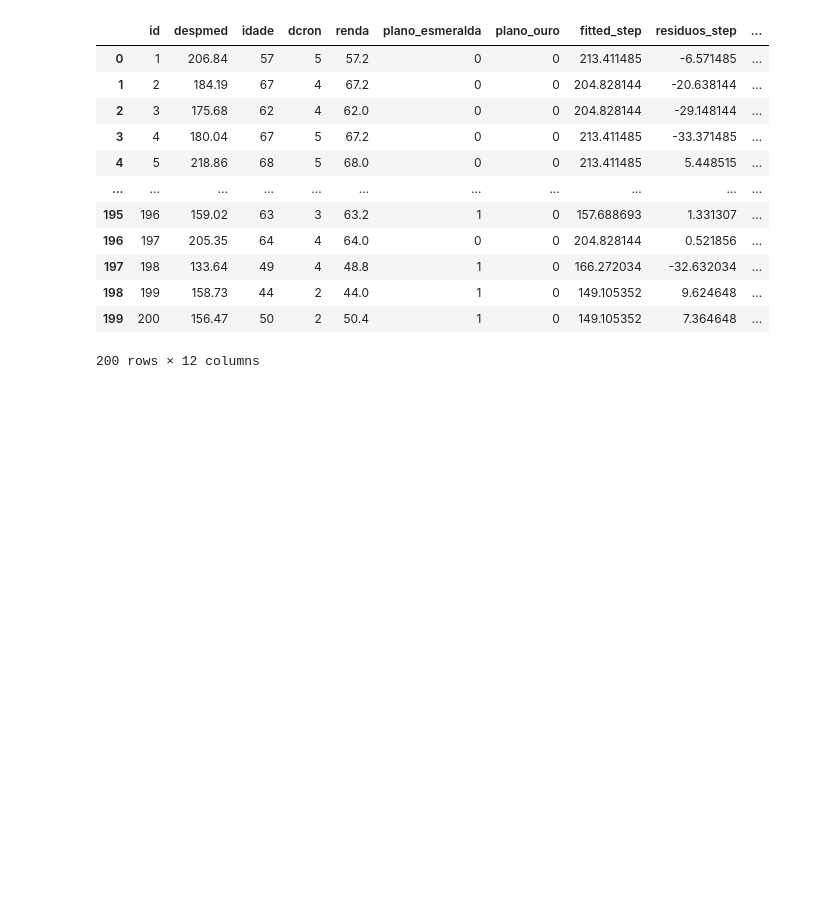
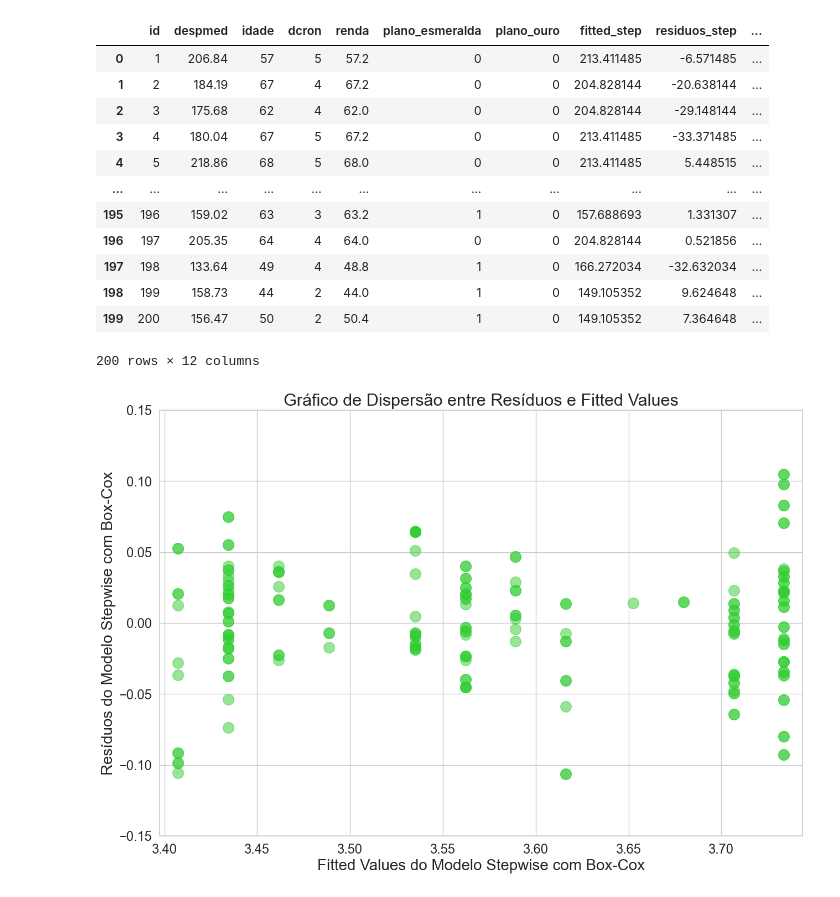
Before and after one commit to DavideDaSilva/Data-Science, a Jupyter notebook: Supervised Machine Learning/Análise de Regressao Simples e Multipla/Regressao Nao Linear Multipla Com Dummies - Plano de Saude/PlanoDeSaude.ipynb, the cells around one changed output. Drawn from its saved outputs; the diff is of its cells as text; code cells hidden in the pictures; blank space fills up the shorter version.

Commit message:
#21-Gráfico que relaciona resíduos e fitted values do 'modelo_step_bc_planosaude'

```diff
--- a/Supervised Machine Learning/Análise de Regressao Simples e Multipla/Regressao Nao Linear Multipla Com Dummies - Plano de Saude/PlanoDeSaude.ipynb
+++ b/Supervised Machine Learning/Análise de Regressao Simples e Multipla/Regressao Nao Linear Multipla Com Dummies - Plano de Saude/PlanoDeSaude.ipynb
@@ -551,3 +551,21 @@ df_planosaude_dummies
 | 198 | 199 | 158.73 | 44 | 2 | 44.0 | 1 | 0 | 149.105352 | 9.624648 | ... |
 | 199 | 200 | 156.47 | 50 | 2 | 50.4 | 1 | 0 | 149.105352 | 7.364648 | ... |
 200 rows × 12 columns
+# %%
+# Gráfico que relaciona resíduos e fitted values do 'modelo_step_bc_planosaude'
+
+plt.figure(figsize=(15,10))
+sns.regplot(x='fitted_step_bc', y='residuos_step_bc', data=df_planosaude_dummies,
+            marker='o', fit_reg=False,
+            scatter_kws={"color":'limegreen', 'alpha':0.5, 's':200})
+plt.title('Gráfico de Dispersão entre Resíduos e Fitted Values', fontsize=22)
+plt.xlabel('Fitted Values do Modelo Stepwise com Box-Cox', fontsize=20)
+plt.ylabel('Resíduos do Modelo Stepwise com Box-Cox', fontsize=20)
+plt.xticks(fontsize=17)
+plt.yticks(np.arange(-.15, .16, .05), fontsize=17)
+x_min = df_planosaude_dummies['fitted_step_bc'].min()-0.01
+x_max = df_planosaude_dummies['fitted_step_bc'].max()+0.01
+plt.xlim(x_min, x_max)
+plt.show()
+# %% [output]
+[figure, added]
```
